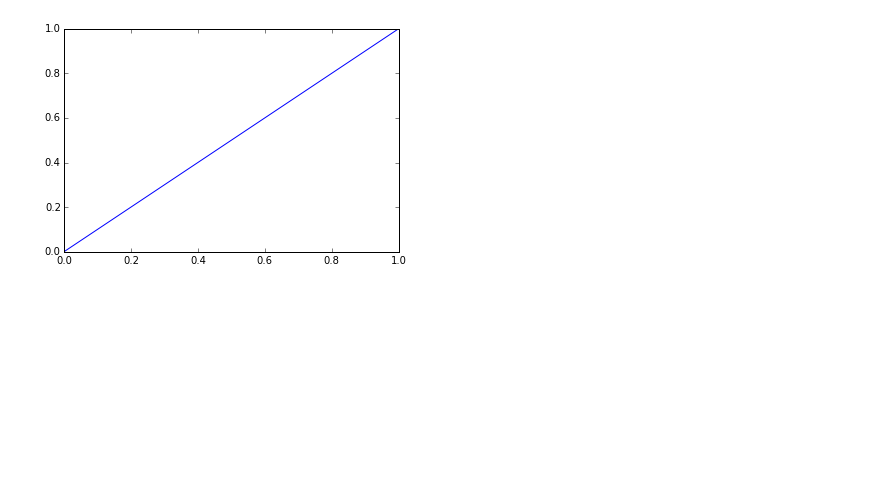
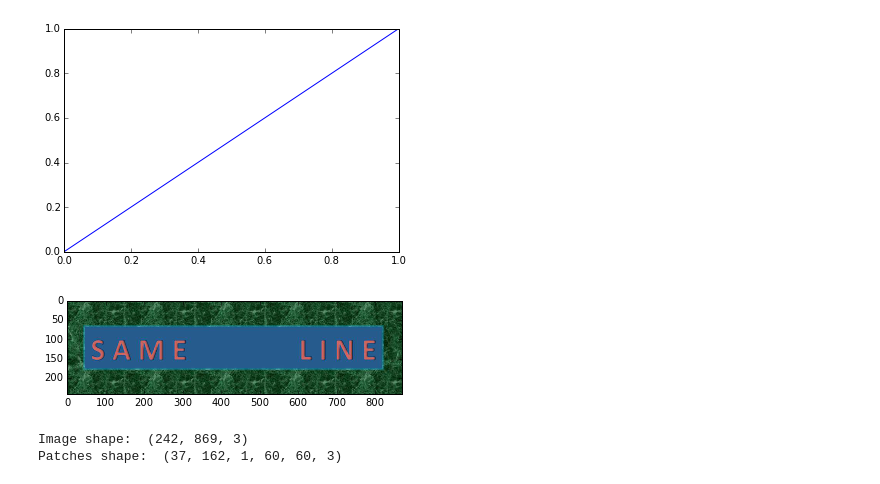
Before and after one commit to vikeshkhanna/cs231n, a Jupyter notebook: classification.ipynb, the cells around one changed output. Cells and saved outputs as stored; diff of their text form; code cells hidden in the pictures; blank space fills up the shorter version.

```diff
--- a/classification.ipynb
+++ b/classification.ipynb
@@ -59,3 +63,18 @@ print 'Prediction class: ', classifier.transform_label(prediction[0].argmax())
 Prediction Shape:  (2,)
 Prediction class:  1
 [figure]
+# %%
+# Testing the SVT
+# TEST_IMG = os.path.join(SVT_ROOT, "img/00_06.jpg")
+TEST_IMG = "/Users/vikeshkhanna/Downloads/test2.jpg"
+from sklearn.feature_extraction import image
+img = caffe.io.load_image (TEST_IMG)
+plt.imshow(img)
+plt.show()
+print "Image shape: ", img.shape
+patches = image.extract_patches (img, (60,60,3), 5)
+print "Patches shape: ", patches.shape
+# %% [output]
+[figure, added]
+Image shape:  (242, 869, 3)
+Patches shape:  (37, 162, 1, 60, 60, 3)
```
Also changed, not shown: parts of 4 cells of this notebook, 2 other files.
